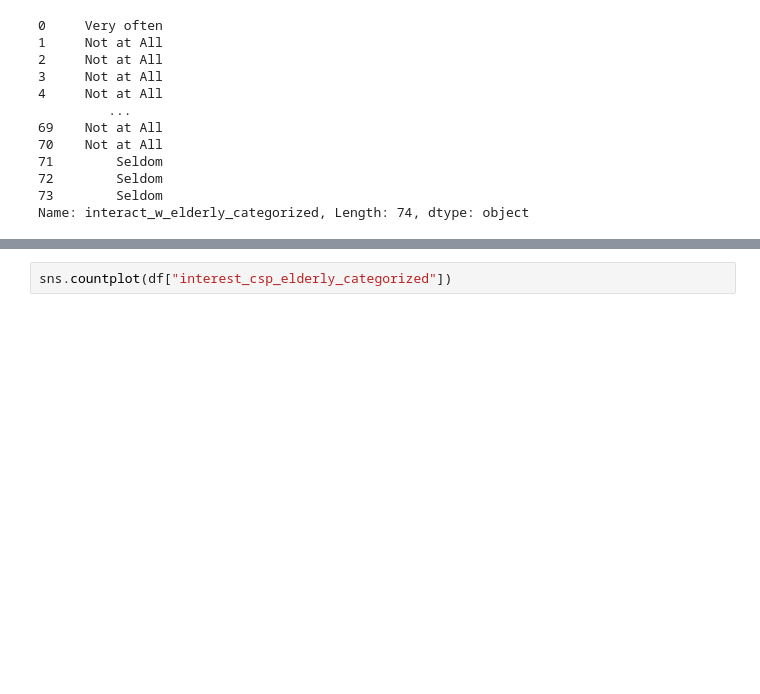
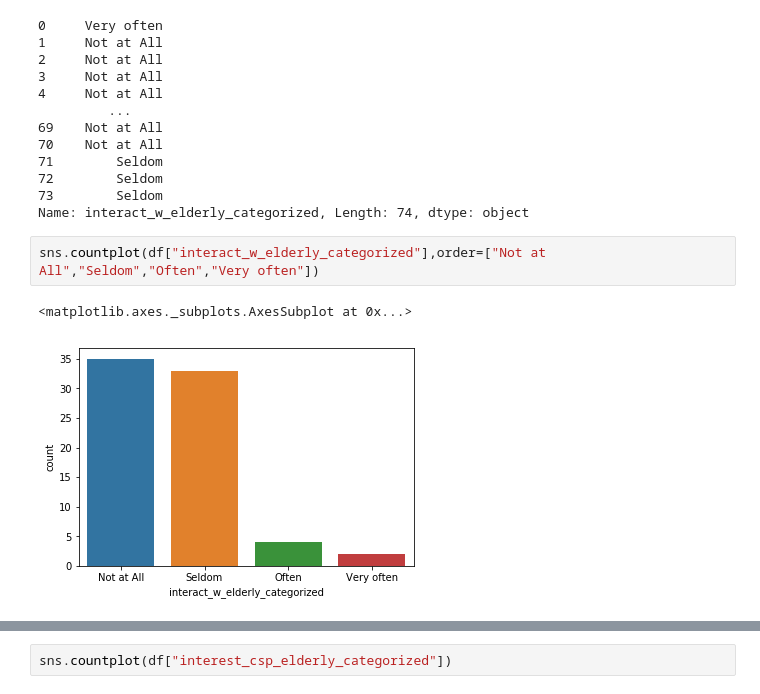
Before and after one commit to erikaaldisa/SMT202_IntergenerationalHub_Analysis, a Jupyter notebook: EDA/YouthOpinion_EDA.ipynb, the cells around one changed output, grey strips where cells are left out. Drawn from its saved outputs; the diff is of its cells as text; blank space fills up the shorter version.

```diff
--- a/EDA/YouthOpinion_EDA.ipynb
+++ b/EDA/YouthOpinion_EDA.ipynb
@@ -294,3 +294,8 @@ df["interact_w_elderly_categorized"]
 72        Seldom
 73        Seldom
 Name: interact_w_elderly_categorized, Length: 74, dtype: object
+# %%
+sns.countplot(df["interact_w_elderly_categorized"],order=["Not at All","Seldom","Often","Very often"])
+# %% [output]
+<matplotlib.axes._subplots.AxesSubplot at 0x...>
+[figure, added]
```
Also changed, not shown: parts of 5 cells of this notebook, 10 other files.
